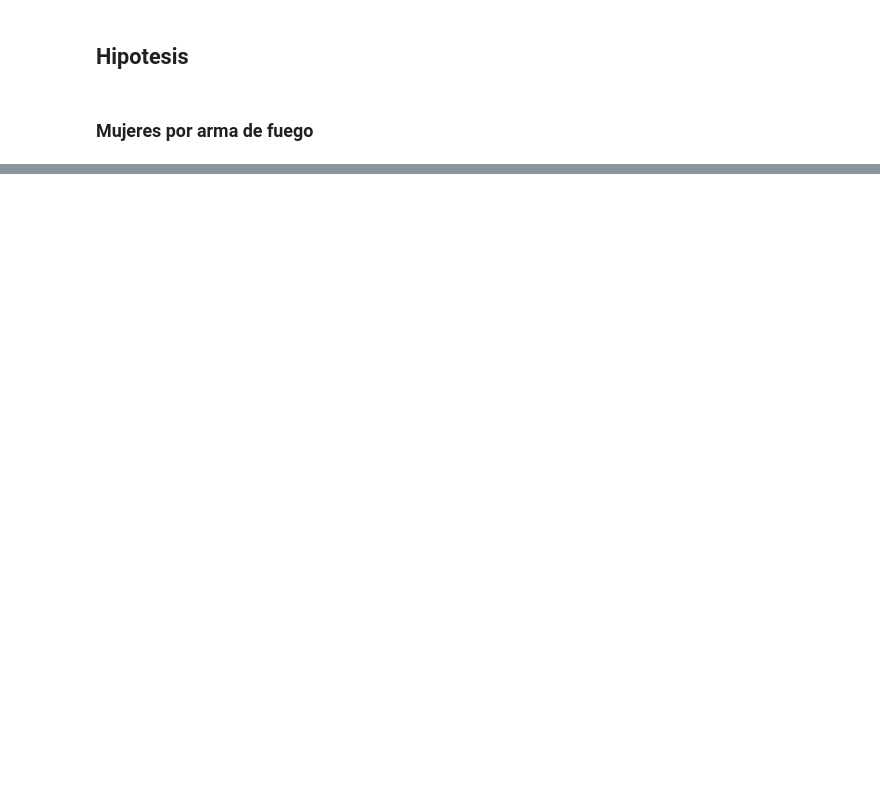
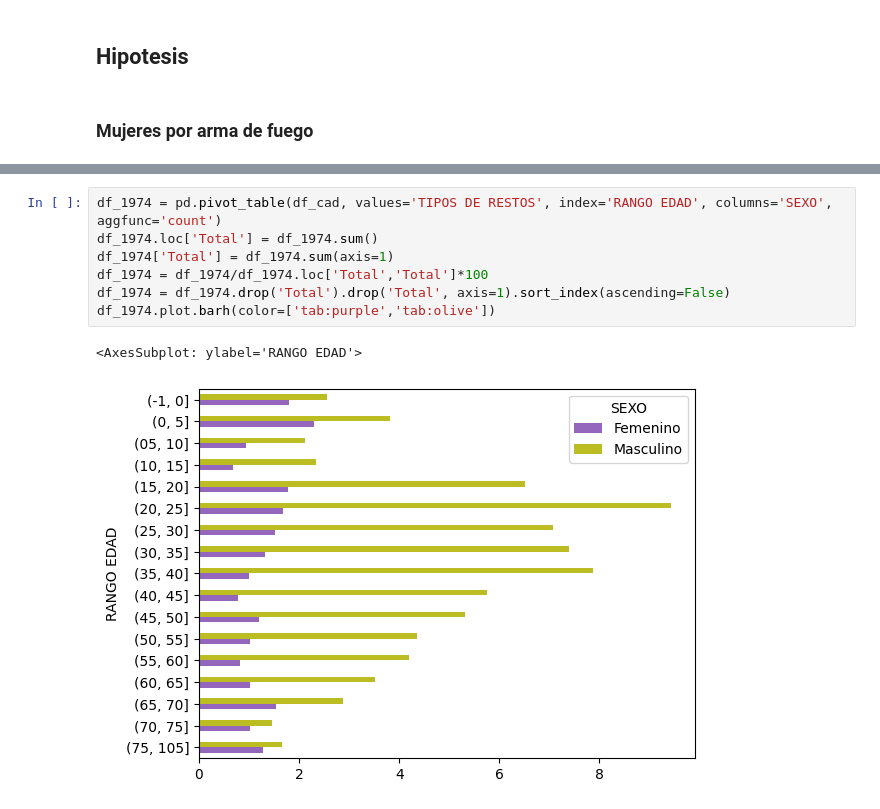
Before and after one commit to mar-esther23/SEMEFO_busqueda, a Jupyter notebook: SEMEFO_1974_analisis2.ipynb, the cells around one changed output, grey strips where cells are left out. Saved outputs shown, nothing was run; the diff lists cells and outputs as text; blank space fills up the shorter version.

```diff
--- a/SEMEFO_1974_analisis2.ipynb
+++ b/SEMEFO_1974_analisis2.ipynb
@@ -990,0 +1034,10 @@ df[((df['DIAGNOSTICO'].fillna('').str.contains('HPAF')) | (df['DIAGNOSTICO'].fil
+# %%
+df_1974 = pd.pivot_table(df_cad, values='TIPOS DE RESTOS', index='RANGO EDAD', columns='SEXO', aggfunc='count')
+df_1974.loc['Total'] = df_1974.sum()
+df_1974['Total'] = df_1974.sum(axis=1)
+df_1974 = df_1974/df_1974.loc['Total','Total']*100
+df_1974 = df_1974.drop('Total').drop('Total', axis=1).sort_index(ascending=False)
+df_1974.plot.barh(color=['tab:purple','tab:olive'])
+# %% [output]
+<AxesSubplot: ylabel='RANGO EDAD'>
+[figure, added]
```
Also changed, not shown: parts of 5 cells of this notebook, 8 other files.
